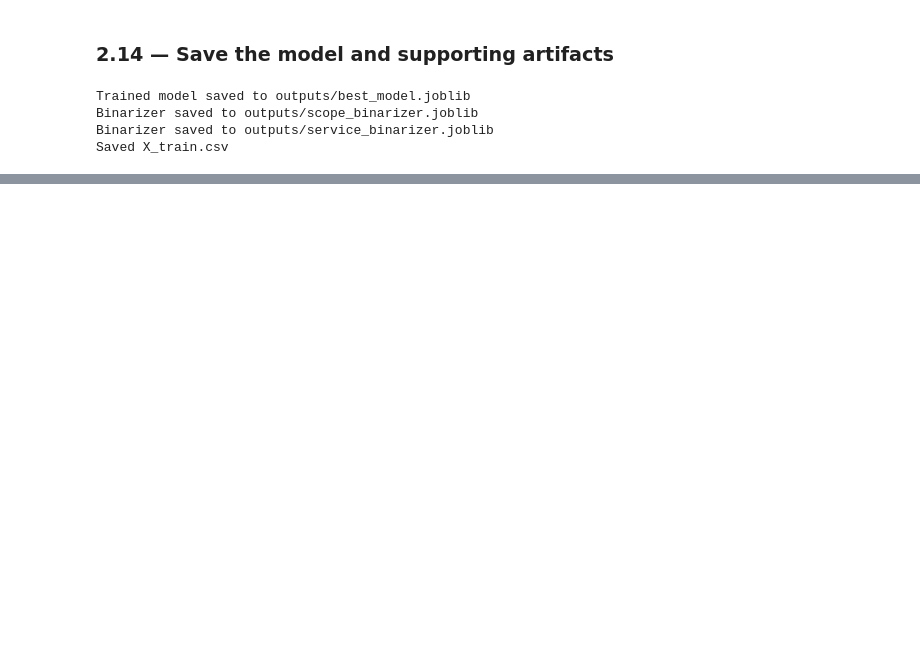
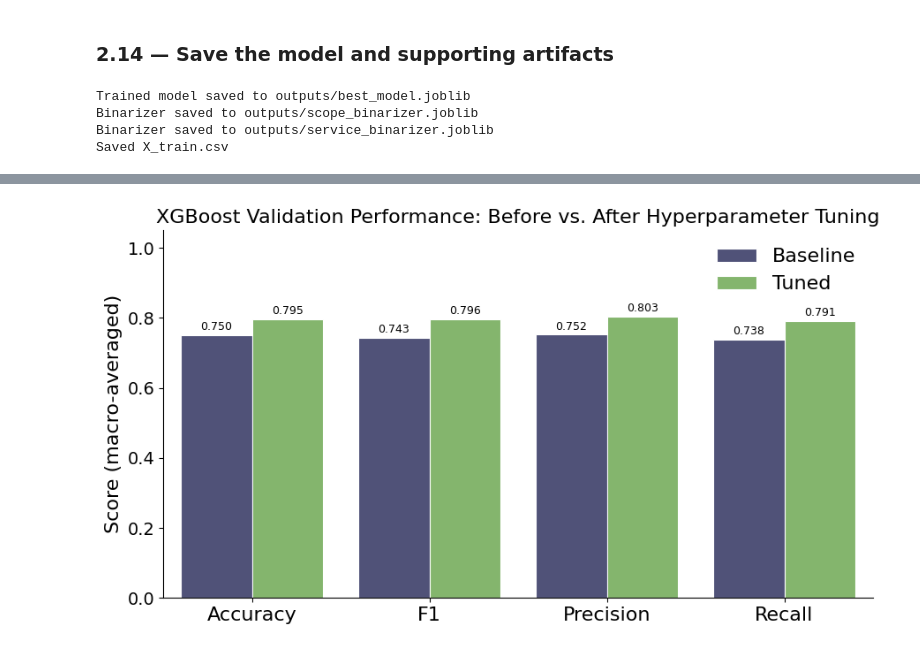
Before and after one commit to taylor-land/scope-guard-dashboard, a Jupyter notebook: pipeline/model_pipeline.ipynb, the cells around one changed output, grey strips where cells are left out. Saved outputs shown, nothing was run; the diff lists cells and outputs as text; code cells hidden in the pictures; blank space fills up the shorter version.

```diff
--- a/pipeline/model_pipeline.ipynb
+++ b/pipeline/model_pipeline.ipynb
@@ -84,6 +84,13 @@ CONFUSION_MATRIX_PATH = 'outputs/confusion_matrix.png'
 MODEL_PERFORMANCE_METRICS_PATH = 'outputs/model_performance_metrics.png'
 BEST_SHAP_SCOPE_EXPLANATION_PATH = 'outputs/best_shap_scope_explanation.png'
 SECOND_BEST_SHAP_SCOPE_EXPLANATION_PATH = 'outputs/secondbest_shap_scope_explanation.png'
+
+SCORING = {
+    "accuracy": "accuracy",
+    "precision": "precision_weighted",
+    "recall": "recall_weighted",
+    "f1": "f1_macro",
+}
 # %% [markdown]
 ## Shared helpers
 
@@ -879,0 +923,52 @@ print(len(scope_binarizer.classes_))
+# %%
+import pandas as pd
+import seaborn as sns
+import matplotlib.pyplot as plt
+from sklearn.metrics import accuracy_score, f1_score, precision_score, recall_score
+
+def val_metrics(model, X, y):
+    pred = model.predict(X)
+    return {
+        "Accuracy":  accuracy_score(y, pred),
+        "F1":        f1_score(y, pred, average="macro", zero_division=0),
+        "Precision": precision_score(y, pred, average="macro", zero_division=0),
+        "Recall":    recall_score(y, pred, average="macro", zero_division=0),
+    }
+
+old_xgb = XGBClassifier(random_state=RANDOM_SEED)
+old_xgb.fit(X_train, y_train)
+
+baseline = val_metrics(old_xgb, X_val, y_val)
+tuned    = val_metrics(best_model, X_val, y_val)
+
+df = pd.DataFrame(
+    [{"Metric": m, "Model": "Baseline", "Score": v} for m, v in baseline.items()]
+    + [{"Metric": m, "Model": "Tuned", "Score": v} for m, v in tuned.items()]
+)
+
+VIRIDIS_PURPLE = "#494c7f"   # dark end of viridis
+VIRIDIS_GREEN  = "#80c161"   # light green end
+
+plt.figure(figsize=(9, 5))
+ax = sns.barplot(
+    data=df, x="Metric", y="Score", hue="Model",
+    palette={"Baseline": VIRIDIS_PURPLE, "Tuned": VIRIDIS_GREEN},
+    edgecolor="white", linewidth=0.8,
+)
+
+for container in ax.containers:
+    ax.bar_label(container, fmt="%.3f", padding=2, fontsize=9)
+
+ax.set_ylim(0, 1.05)
+ax.set_ylabel("Score (macro-averaged)",fontsize=16)
+ax.set_xlabel("")
+ax.set_title("XGBoost Validation Performance: Before vs. After Hyperparameter Tuning",fontsize=16)
+ax.legend(title="", frameon=False,fontsize=16)
+plt.yticks(fontsize=14)
+plt.xticks(fontsize=16)
+sns.despine()
+plt.tight_layout()
+plt.savefig('outputs/XGB_beforevafter_tuning')
+plt.show()
+# %% [output]
+[figure, added]
```
Also changed, not shown: parts of 21 cells of this notebook, 24 other files.
